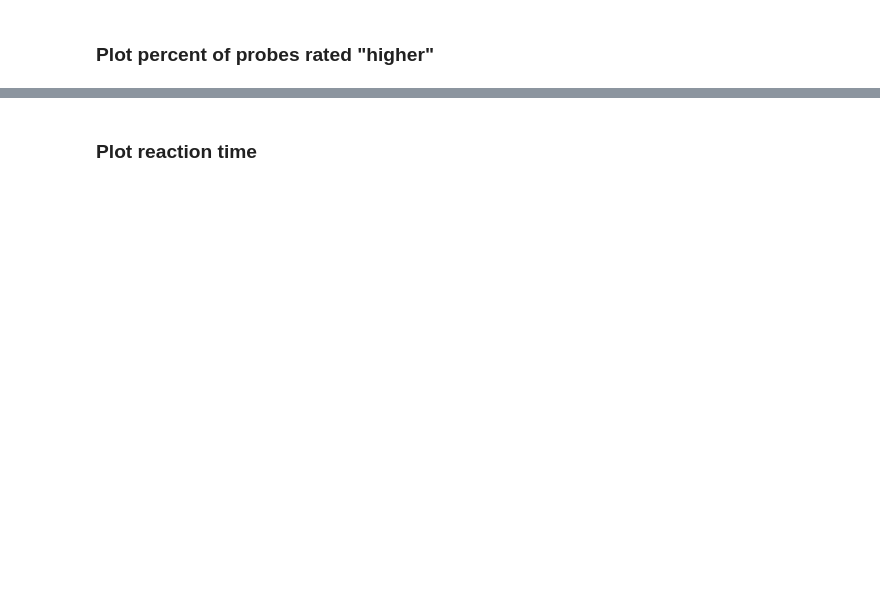
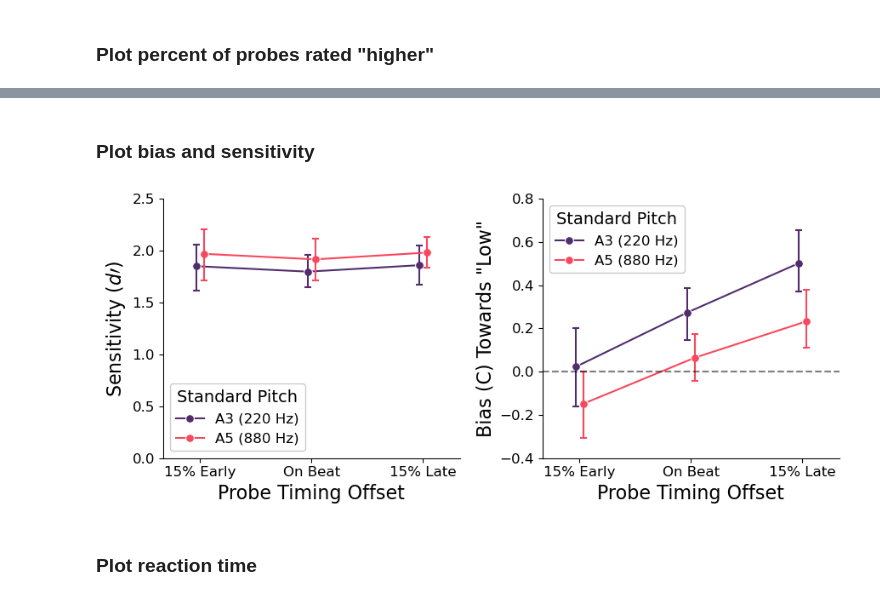
Before and after one commit to jpazdera/IllusoryPitch, a Jupyter notebook: E1/analysis/Analysis (IP).ipynb, the cells around one changed output, grey strips where cells are left out. Saved outputs shown, nothing was run; the diff lists cells and outputs as text; code cells hidden in the pictures; blank space fills up the shorter version.

```diff
--- a/E1/analysis/Analysis (IP).ipynb
+++ b/E1/analysis/Analysis (IP).ipynb
@@ -174,3 +135,73 @@ plt.gcf().savefig(FIGURE_PATH + 'ratings.svg')
+# %% [markdown]
+### Plot bias and sensitivity
+# %%
+# Load scores
+scores = pd.read_csv(SCORES_DATAFILE)
+scores = scores[~np.isin(scores.subject, EXCLUDED)]
+
+# Loftus & Masson (1994) method of plotting within-subject effects
+subj_means = scores.groupby(['subject']).mean(numeric_only=True).reset_index()
+grand_mean = subj_means.mean()
+within_scores = scores.copy()
+for i, subj in enumerate(subj_means.subject):
+    within_scores.loc[within_scores.subject == subj, 'dprime'] -= subj_means.dprime[i] - grand_mean.dprime
+    within_scores.loc[within_scores.subject == subj, 'C'] -= subj_means.C[i] - grand_mean.C
+
+# Stagger the x-axis values so error bars will be easier to read
+within_scores.loc[within_scores.octave == 3, 'offset'] -= .5
+within_scores.loc[within_scores.octave == 5, 'offset'] += .5
+# %%
+###
+# Sensitivity
+###
+
+plt.subplot(121)
+
+# Plot average d' per condition
+sns.lineplot(x='offset', y='dprime', hue='octave', data=within_scores,
+             hue_order=[3, 5], palette=[color1, color2],
+             ls='-', lw=lw, marker='o', ms=msize,
+             err_style='bars', err_kws=dict(capsize=capsize, lw=lw, capthick=lw))
+#plt.axhline(0, ls='--', c='k', alpha=.5)
+
+
+# Stylize subplot
+plt.legend(['A3 (220 Hz)', 'A5 (880 Hz)'], title='Standard Pitch', loc='lower left', framealpha=1)
+plt.xlim(-20, 20)
+plt.xticks([-15, 0, 15], ['15% Early', 'On Beat', '15% Late'])
+plt.ylim(0, 2.5)
+plt.xlabel('Probe Timing Offset')
+plt.ylabel('Sensitivity ($d\prime$)')
+
+
+###
+# Bias
+###
+
+plt.subplot(122)
+
+# Plot average C per condition
+sns.lineplot(x='offset', y='C', hue='octave', data=within_scores,
+             hue_order=[3, 5], palette=[color1, color2],
+             ls='-', lw=lw, marker='o', ms=msize,
+             err_style='bars', err_kws=dict(capsize=capsize, lw=lw, capthick=lw))
+plt.axhline(0, ls='--', c='k', alpha=.5)
+
+
+# Stylize subplot
+plt.legend(['A3 (220 Hz)', 'A5 (880 Hz)'], title='Standard Pitch', loc='upper left', framealpha=1)
+plt.xlim(-20, 20)
+plt.xticks([-15, 0, 15], ['15% Early', 'On Beat', '15% Late'])
+plt.ylim(-.4, .8)
+plt.xlabel('Probe Timing Offset')
+plt.ylabel('Bias (C) Towards "Low"')
+
+# Stylize figure and save
+plt.gcf().set_size_inches(9, 4)
+plt.tight_layout()
+plt.gcf().savefig(FIGURE_PATH + 'scores.svg')
+# %% [output]
+[figure, added]
 # %% [markdown]
 ### Plot reaction time
 # %%
```
Also changed, not shown: parts of 12 cells of this notebook, 5 other files.
